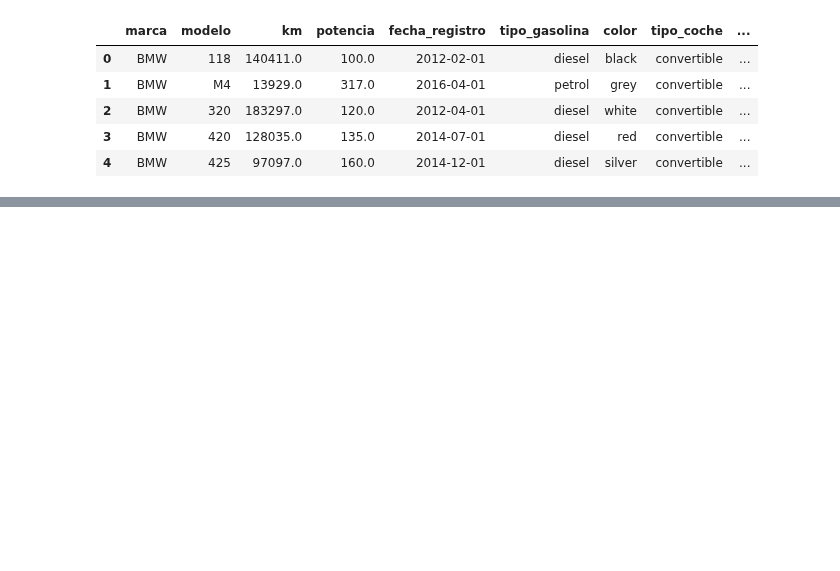
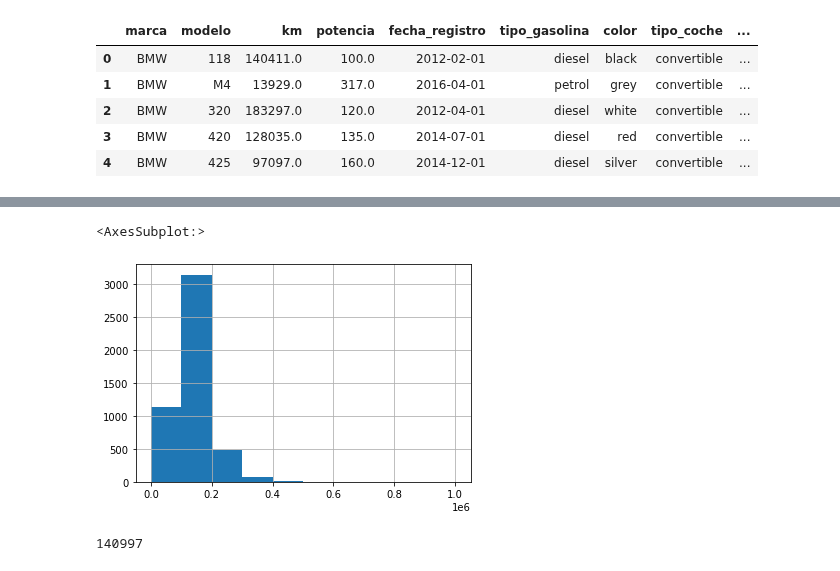
Before and after one commit to EricJimenezCamps/CleaningProcessing_BMW, a Jupyter notebook: CleaningBMW.ipynb, the cells around one changed output, grey strips where cells are left out. Cells and saved outputs as stored; diff of their text form; code cells hidden in the pictures; blank space fills up the shorter version.

```diff
--- a/CleaningBMW.ipynb
+++ b/CleaningBMW.ipynb
@@ -20,0 +140,2 @@ df_bmw.head()
+# %%
+df_bmw2= df_bmw.copy() #Realizamos un checkpoint
@@ -20,0 +146,2 @@ df_bmw.head()
+# %%
+df_bmw2.dropna(subset=['modelo'], inplace=True)
@@ -20,0 +173,12 @@ df_bmw.head()
+# %%
+df_bmw2['km'].hist()
+# %% [output]
+<AxesSubplot:>
+[figure, added]
+# %%
+mean_km= df_bmw2[(df_bmw2['km']<0) | (df_bmw2['km']>500.000)]['km'].mean()
+mean_km= int(mean_km)
+mean_km
+#En la media tendremos en cuenta los valores mínimos y máximos anomalos.
+# %% [output]
+140997
```
Also changed, not shown: parts of 106 cells of this notebook.
